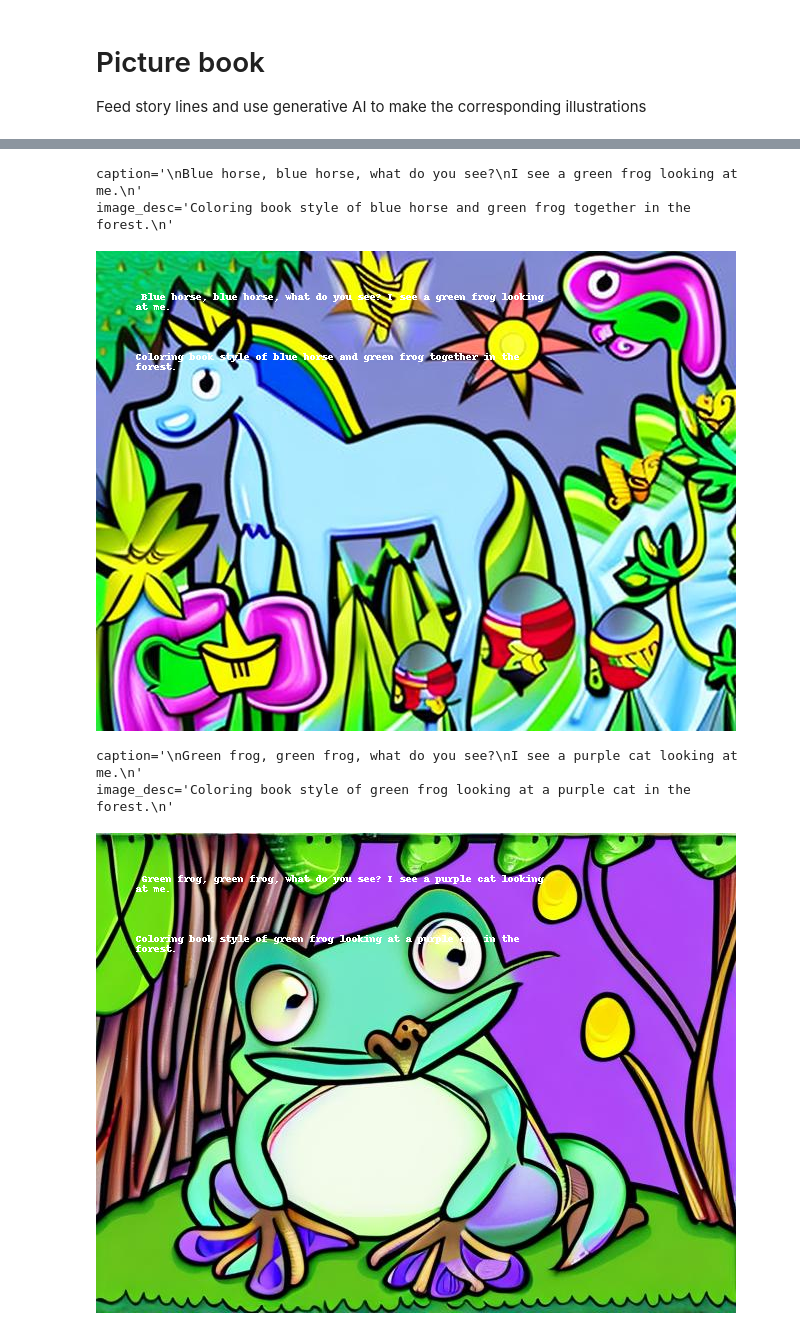
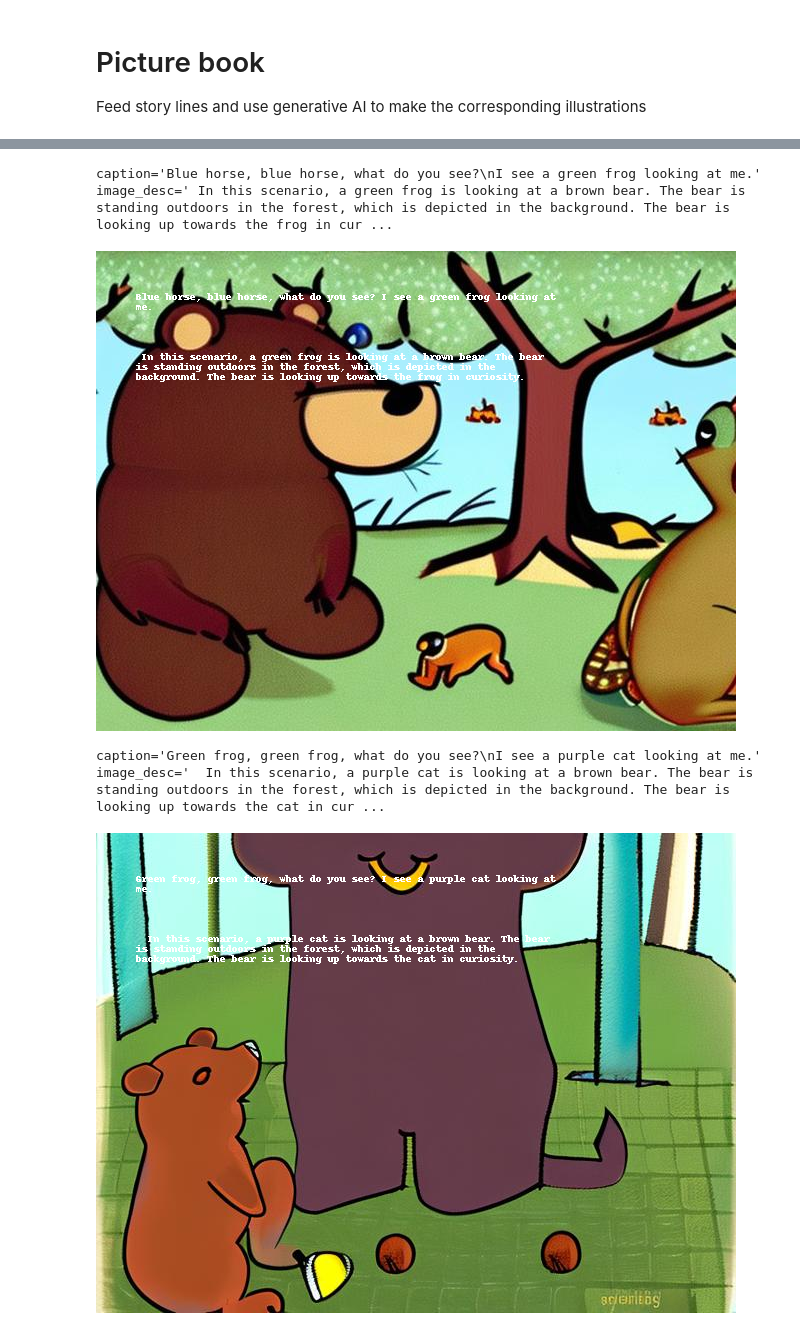
Before and after one commit to ChrisFajardo-TRI/HackathonMay2023, a Jupyter notebook: PictureBookMaking.ipynb, the cells around one changed output, grey strips where cells are left out. Cells and saved outputs as stored; diff of their text form; code cells hidden in the pictures.

Commit message:
refactor, use red pajama model, improve prompt template

```diff
--- a/PictureBookMaking.ipynb
+++ b/PictureBookMaking.ipynb
@@ -69,42 +10,3 @@ class StoryProcessor:
-# %%
-class DemoApp:
-
-    def __init__(self):
-        self.reset()
-
-    def reset(self):
-        template = """
-        You are a chatbot having a conversation with a human.
-        The human is reading a children's theme story to you one section at a time.
-        Respond with a short image generation prompt describing a children's cartoon.
-        Take into account previous responses.
-        Respond in the format "Image: Coloring book style "
-
-        {chat_history}
-        Human: {human_input}
-        Chatbot:"""
-
-        prompt = PromptTemplate(
-            input_variables=["chat_history", "human_input"],
-            template=template
-        )
-        memory = ConversationBufferMemory(memory_key="chat_history")
-        llm_chain = LLMChain(
-            llm=fastchat_model,
-            prompt=prompt,
-        #     verbose=True,
-            memory=memory,
-        )
-
-        self.sp = StoryProcessor(llm_chain=llm_chain)
-
-        self.out = widgets.Output(layout={'border': '1px solid black', 'height': '480px', 'overflow': 'scroll'})
-        self.out.clear_output()
-
-    def save(self):
-        self.sp.cap_images[0].save(
-            "/tmp/book.pdf", "PDF" ,resolution=100.0, save_all=True, append_images=self.sp.cap_images[1:]
-        )
 # %%
 app = DemoApp()
 app.reset()
@@ -192,7 +91,7 @@ I see a purple cat looking at me.
 app = DemoApp()
 app.reset()
 for verse in brown_bear.split("---"):
-    app.sp.update(verse)
+    app.sp.update(verse.strip())
     display(app.sp.cap_images[-1])
 app.save()
 # %% [output]
@@ -208,6 +107,6 @@ image_desc='Coloring book style of yellow duck looking at a blue horse in the fo
-caption='\nBlue horse, blue horse, what do you see?\nI see a green frog looking at me.\n'
-image_desc='Coloring book style of blue horse and green frog together in the forest.\n'
+caption='Blue horse, blue horse, what do you see?\nI see a green frog looking at me.'
+image_desc=' In this scenario, a green frog is looking at a brown bear. The bear is standing outdoors in the forest, which is depicted in the background. The bear is looking up towards the frog in cur ...
-[figure, old version]
+[figure, new version]
-caption='\nGreen frog, green frog, what do you see?\nI see a purple cat looking at me.\n'
-image_desc='Coloring book style of green frog looking at a purple cat in the forest.\n'
+caption='Green frog, green frog, what do you see?\nI see a purple cat looking at me.'
+image_desc='  In this scenario, a purple cat is looking at a brown bear. The bear is standing outdoors in the forest, which is depicted in the background. The bear is looking up towards the cat in cur ...
-[figure, old version]
+[figure, new version]
```
Also changed, not shown: parts of 5 cells of this notebook, 5 other files.
